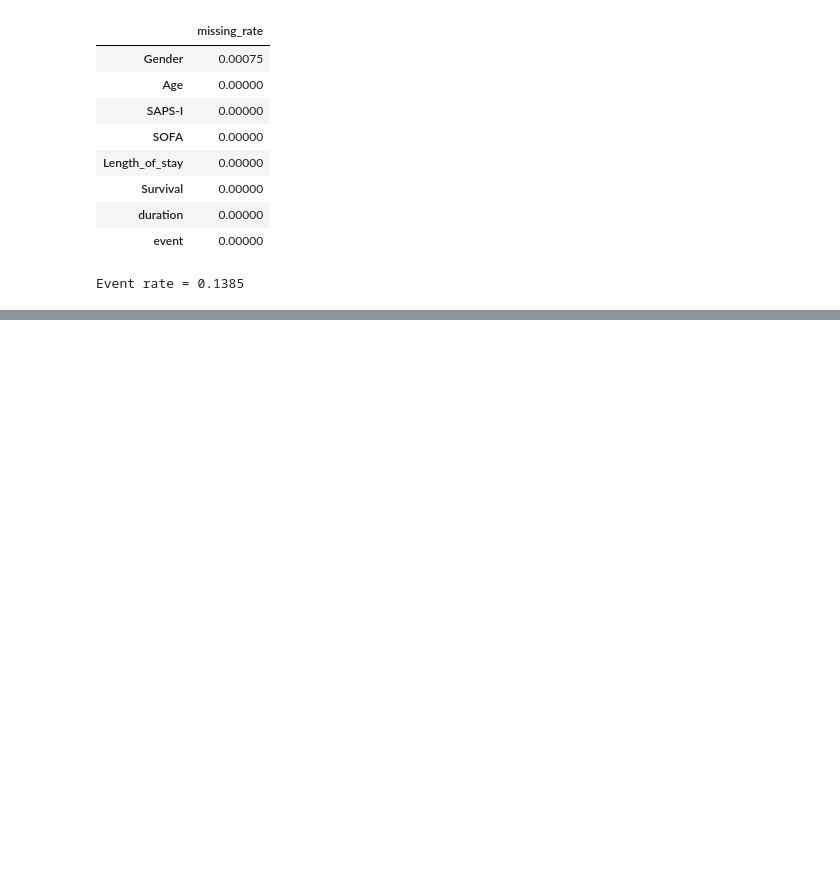
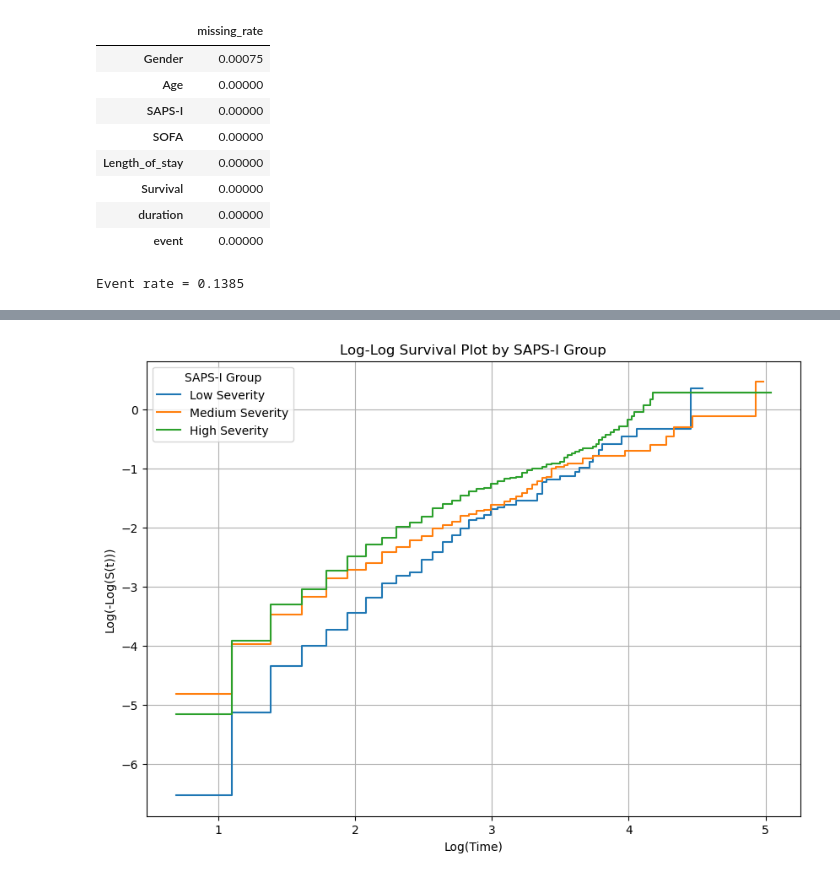
Before and after one commit to IE-ML-for-Healthcare/ICU_Survival_analysis, a Jupyter notebook: 01_ICU_Survival_analysis_KM.ipynb, the cells around one changed output, grey strips where cells are left out. Drawn from its saved outputs; the diff is of its cells as text; code cells hidden in the pictures; blank space fills up the shorter version.

```diff
--- a/01_ICU_Survival_analysis_KM.ipynb
+++ b/01_ICU_Survival_analysis_KM.ipynb
@@ -551,0 +606,37 @@ RMST to 90 days, SAPS-I high: 50.5 days
+# %%
+# --- Prerequisite: Create the 'SAPS_group' on your ICU DataFrame ---
+# This is the step from your notebook that creates the severity groups.
+if "SAPS-I" in ICU.columns:
+    ICU["SAPS_group"] = pd.qcut(ICU["SAPS-I"], q=3, labels=["Low", "Medium", "High"])
+
+# --- Create the Log-Log Plot ---
+# Create a new figure and axes for the plot
+fig, ax = plt.subplots(figsize=(10, 7))
+
+# Instantiate a KaplanMeierFitter object
+kmf_log = KaplanMeierFitter()
+
+# Define the column names as used in your notebook
+DURATION_COL = 'duration'
+EVENT_COL = 'event'
+
+# Loop through each SAPS-I group to plot its log-log survival curve
+for group in ["Low", "Medium", "High"]:
+    # Filter the ICU DataFrame for the current group
+    group_data = ICU[ICU['SAPS_group'] == group]
+
+    # Fit the data for the current group
+    kmf_log.fit(group_data[DURATION_COL], event_observed=group_data[EVENT_COL], label=f'{group} Severity')
+
+    # Plot the log-log survival curve on the same axes
+    kmf_log.plot_loglogs(ax=ax)
+
+# Add titles and labels for clarity
+plt.title('Log-Log Survival Plot by SAPS-I Group')
+plt.xlabel('Log(Time)')
+plt.ylabel('Log(-Log(S(t)))')
+plt.legend(title='SAPS-I Group')
+plt.grid(True)
+plt.show()
+# %% [output]
+[figure, added]
```
Also changed, not shown: parts of 13 cells of this notebook, 1 other file.
